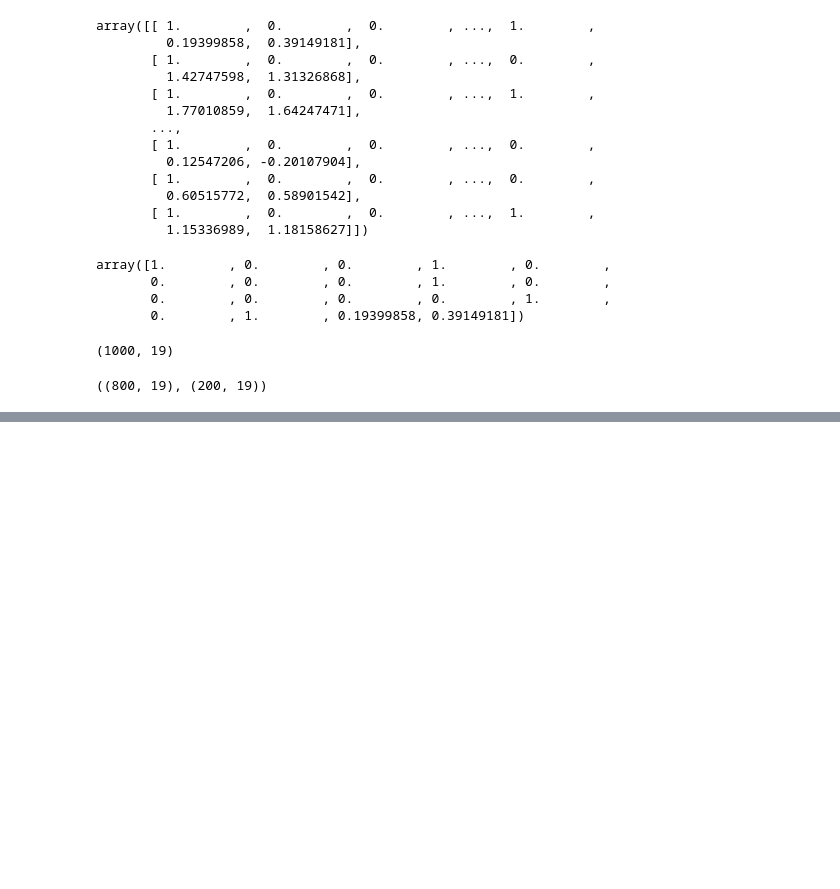
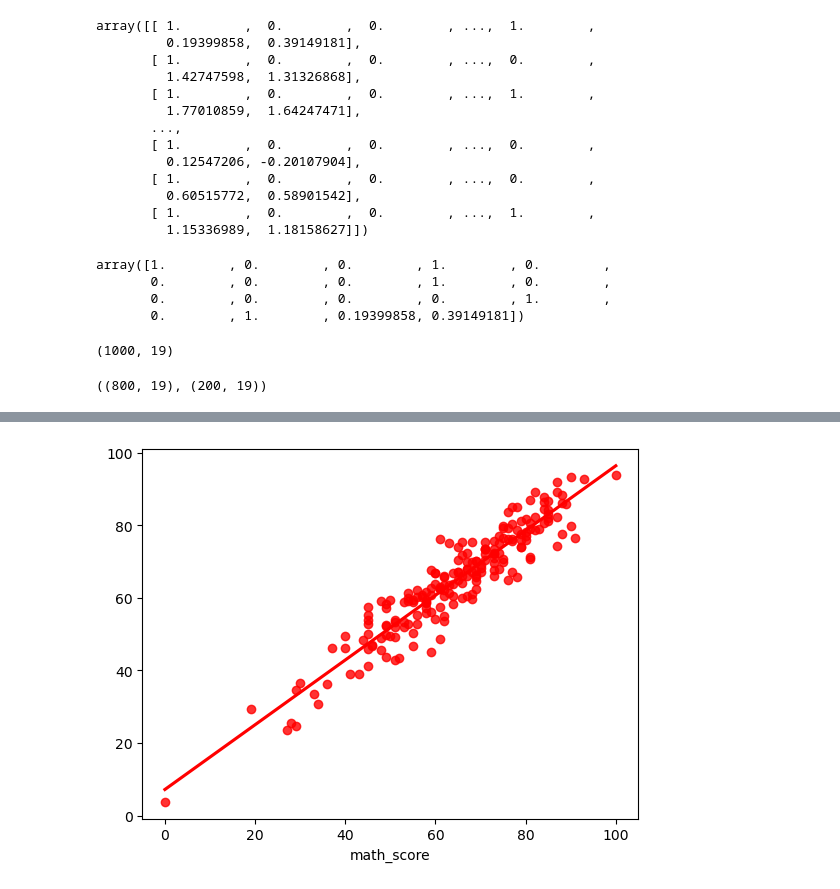
Before and after one commit to deveshcse/Student-Performance-Indicator, a Jupyter notebook: MODEL TRAINING.ipynb, the cells around one changed output, grey strips where cells are left out. Saved outputs shown, nothing was run; the diff lists cells and outputs as text; code cells hidden in the pictures; blank space fills up the shorter version.

```diff
--- a/MODEL TRAINING.ipynb
+++ b/MODEL TRAINING.ipynb
@@ -121,0 +260,4 @@ X_train.shape, X_test.shape
+# %%
+sns.regplot(x=y_test,y=y_pred,ci=None,color ='red');
+# %% [output]
+[figure, added]
```
Also changed, not shown: parts of 13 cells of this notebook, 4 other files.
